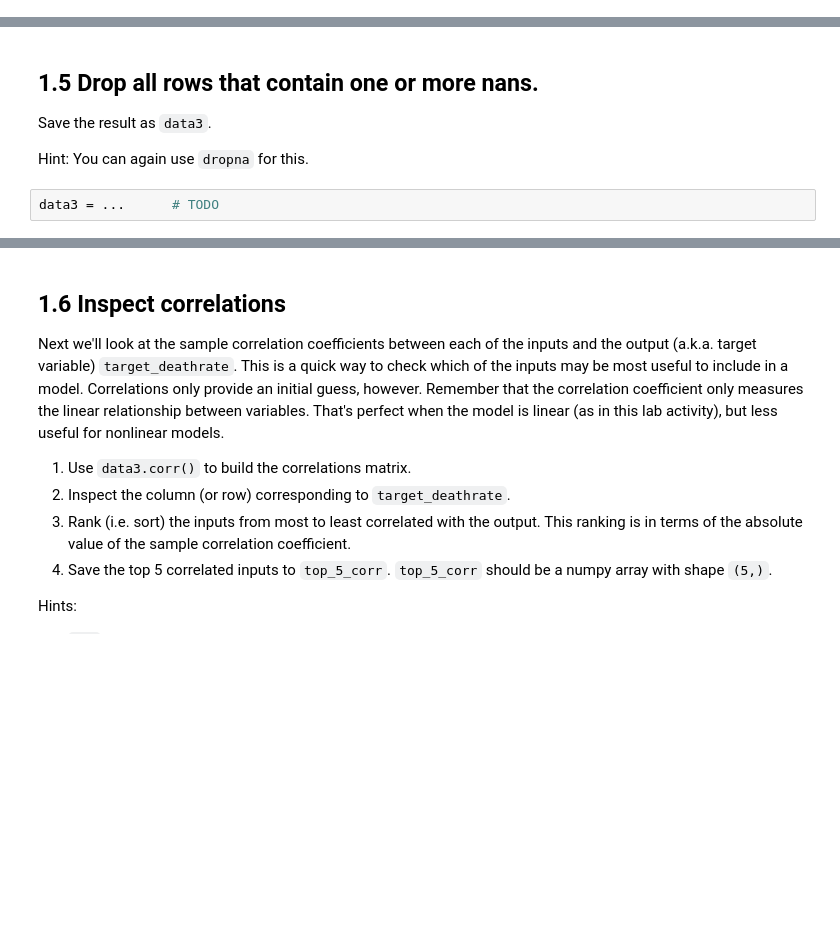
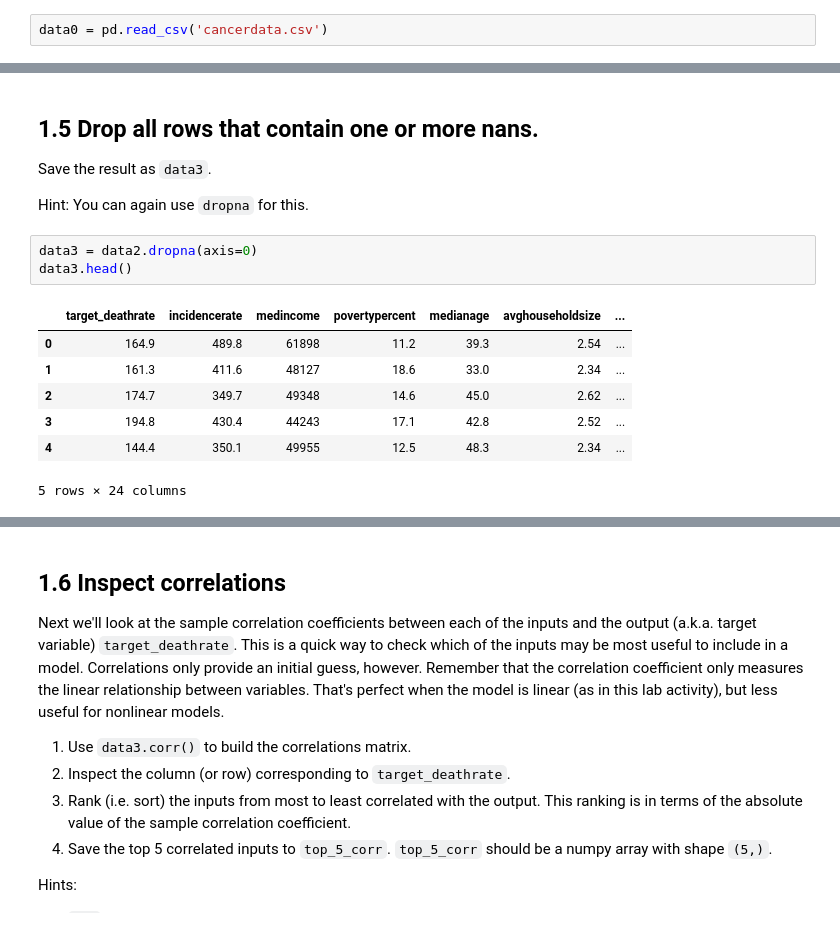
Before and after one commit to rajeev-t/stats-n-ds-4engineers, a Jupyter notebook: lab04/lab4.ipynb, the cells around one changed output, grey strips where cells are left out. Cells and saved outputs as stored; diff of their text form; blank space fills up the shorter version.

```diff
--- a/lab04/lab4.ipynb
+++ b/lab04/lab4.ipynb
@@ -36,3 +34,5 @@ data0 = ...  # TODO
+# %%
+data0 = pd.read_csv('cancerdata.csv')
 # %% [markdown]
 ## 1.2 Inspect columns
 
@@ -87,7 +111,16 @@ grader.check("q1p4")
 Save the result as `data3`.
 
 Hint: You can again use `dropna` for this.
-# %%
-data3 = ...      # TODO
+# %%
+data3 = data2.dropna(axis=0)
+data3.head()
+# %% [output]
+|  | target_deathrate | incidencerate | medincome | povertypercent | medianage | avghouseholdsize | ... |
+| 0 | 164.9 | 489.8 | 61898 | 11.2 | 39.3 | 2.54 | ... |
+| 1 | 161.3 | 411.6 | 48127 | 18.6 | 33.0 | 2.34 | ... |
+| 2 | 174.7 | 349.7 | 49348 | 14.6 | 45.0 | 2.62 | ... |
+| 3 | 194.8 | 430.4 | 44243 | 17.1 | 42.8 | 2.52 | ... |
+| 4 | 144.4 | 350.1 | 49955 | 12.5 | 48.3 | 2.34 | ... |
+5 rows × 24 columns
 # %%
 grader.check("q1p5")
```
Also changed, not shown: parts of 69 cells of this notebook, 2 other files.
